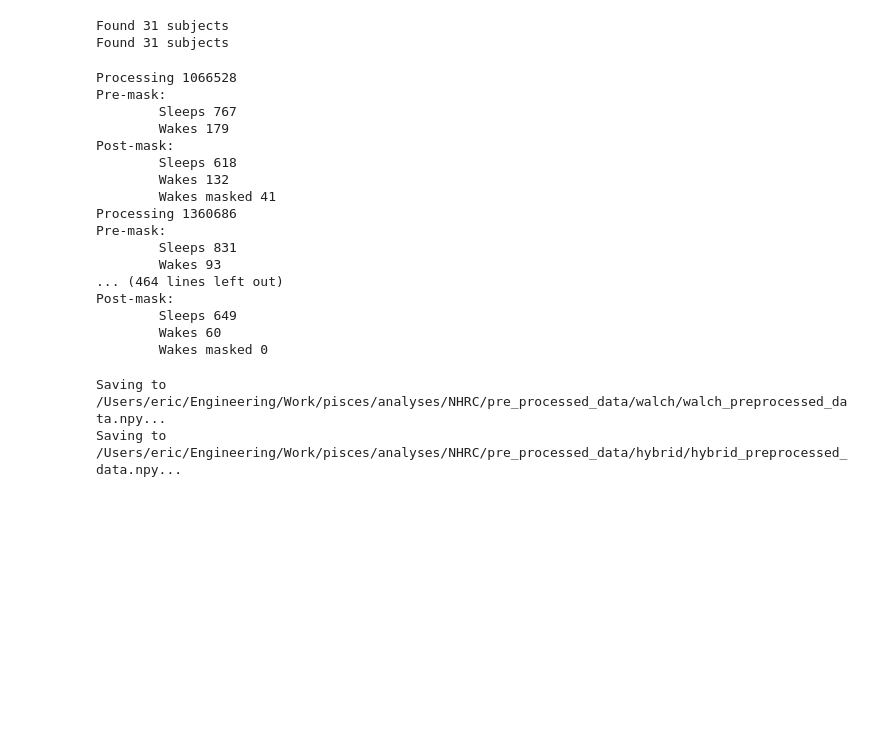
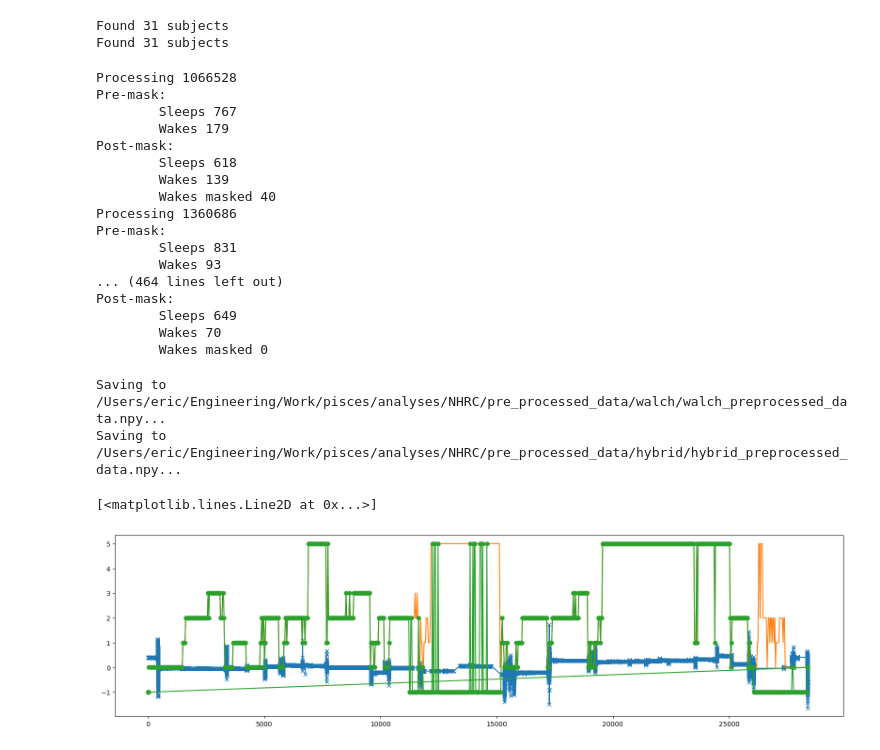
Before and after one commit to Arcascope/pisces, a Jupyter notebook: analyses/NHRC/00_preprocess_cache.ipynb, the cells around one changed output. Saved outputs shown, nothing was run; the diff lists cells and outputs as text; code cells hidden in the pictures; blank space fills up the shorter version.

Commit message:
move fns to utils package. re-run with updated names. remove edge masking, extend LR inputs instead.

```diff
--- a/analyses/NHRC/00_preprocess_cache.ipynb
+++ b/analyses/NHRC/00_preprocess_cache.ipynb
@@ -70,6 +70,7 @@ from typing import Dict
 import numpy as np
 from scipy.signal import spectrogram
 
+from analyses.NHRC.nhrc_utils.model_definitions import LR_ACTIVITY_INPUTS
 import pisces.data_sets as pds
 from pisces.utils import resample_accel_data
 
@@ -117,11 +118,8 @@ def process_data(dataset: pds.DataSetObject, id, ACTIVITY_KERNEL_WIDTH):
     time_diff = np.diff(accel_data[:, 0])
     avg_time_hz = int(1/np.median(time_diff))
     avg_time_diff = 1/avg_time_hz
-    threshold = 100 * avg_time_diff
+    threshold = 10
     gap_indices = np.where(time_diff > threshold)[0]
-    # print("avg_time_diff", avg_time_diff)
-    # print("threshold", threshold)
-    # print(f"Found {len(gap_indices)} gaps in accelerometer data")
 
     # Mask PSG labels during accelerometer gaps
     n_psg_mask = np.sum(psg_data[:, 1] < 0)
@@ -142,14 +140,14 @@ def process_data(dataset: pds.DataSetObject, id, ACTIVITY_KERNEL_WIDTH):
         psg_data[mask_indices, 1:] = -1  # Assuming labels are in columns from index 1 onwards
     # print("END gap masking: # of masked epochs: ", np.sum(psg_data[:, 1] < 0), "out of", len_psg)
 
-    # Mask PSG labels at start and end based on ACTIVITY_KERNEL_WIDTH
-    labels_per_activity = PSG_RATE * ACTIVITY_HZ
-    num_labels_to_mask = int(np.ceil((ACTIVITY_KERNEL_WIDTH // 2) // labels_per_activity))
-    if num_labels_to_mask > 0:
-        # print(f"MASKING {num_labels_to_mask} LABELS from either end")
-        psg_data[:num_labels_to_mask, 1:] = -1
-        psg_data[-num_labels_to_mask:, 1:] = -1
-        wakes_masked += 2 * num_labels_to_mask
+    # # Mask PSG labels at start and end based on ACTIVITY_KERNEL_WIDTH
+    # labels_per_activity = PSG_RATE * ACTIVITY_HZ
+    # num_labels_to_mask = int(np.ceil((ACTIVITY_KERNEL_WIDTH // 2) // labels_per_activity))
+    # if num_labels_to_mask > 0:
+    #     # print(f"MASKING {num_labels_to_mask} LABELS from either end")
+    #     psg_data[:num_labels_to_mask, 1:] = -1
+    #     psg_data[-num_labels_to_mask:, 1:] = -1
+    #     wakes_masked += 2 * num_labels_to_mask
     post_mask_sleeps = np.sum(psg_data[:, 1] > 0)
     post_mask_wakes = np.sum(psg_data[:, 1] == 0)
     print("Post-mask:\n\tSleeps", post_mask_sleeps, "\n\tWakes", post_mask_wakes, "\n\tWakes masked", wakes_masked)
@@ -166,7 +164,7 @@ def process_data(dataset: pds.DataSetObject, id, ACTIVITY_KERNEL_WIDTH):
     psg_data = pad_or_truncate(psg_data, 1024)
 
     # Pad activity data to 2 * 1024 samples
-    activity_data = pad_or_truncate(activity_data, int(labels_per_activity * FIXED_LABEL_LENGTH))
+    activity_data = pad_or_truncate(activity_data, int(LR_ACTIVITY_INPUTS))
 
     return {"spectrogram": padded_spectrograms, "activity": activity_data, "psg": psg_data}
 
@@ -199,8 +197,8 @@ Pre-mask:
         Wakes 179
 Post-mask:
         Sleeps 618
-        Wakes 132
-        Wakes masked 41
+        Wakes 139
+        Wakes masked 40
 Processing 1360686
 Pre-mask:
         Sleeps 831
@@ -208,7 +206,7 @@ Pre-mask:
 ... (464 lines left out)
 Post-mask:
         Sleeps 649
-        Wakes 60
+        Wakes 70
         Wakes masked 0
 # %%
 # Prepare a bundle to save
@@ -225,3 +223,17 @@ with open(save_preprocessing_to, 'wb') as f:
 # %% [output]
 Saving to /Users/eric/Engineering/Work/pisces/analyses/NHRC/pre_processed_data/walch/walch_preprocessed_data.npy...
 Saving to /Users/eric/Engineering/Work/pisces/analyses/NHRC/pre_processed_data/hybrid/hybrid_preprocessed_data.npy...
+# %%
+accel = walch.get_feature_data('accelerometer', '1066528')
+psg = walch.get_feature_data('psg', '1066528')
+# %%
+import matplotlib.pyplot as plt
+plt.figure(figsize=(20, 5))
+plt.plot(accel[:, 0], accel[:, 1], 'x-')
+plt.plot(psg[:, 0], psg[:, 1], )
+
+masked_psg = preprocessed_data_walch['1066528']['psg']
+plt.plot(masked_psg[:, 0], masked_psg[:, 1], 'o-')
+# %% [output]
+[<matplotlib.lines.Line2D at 0x...>]
+[figure, added]
```
Also changed, not shown: parts of 1 cell of this notebook, 9 other files.
